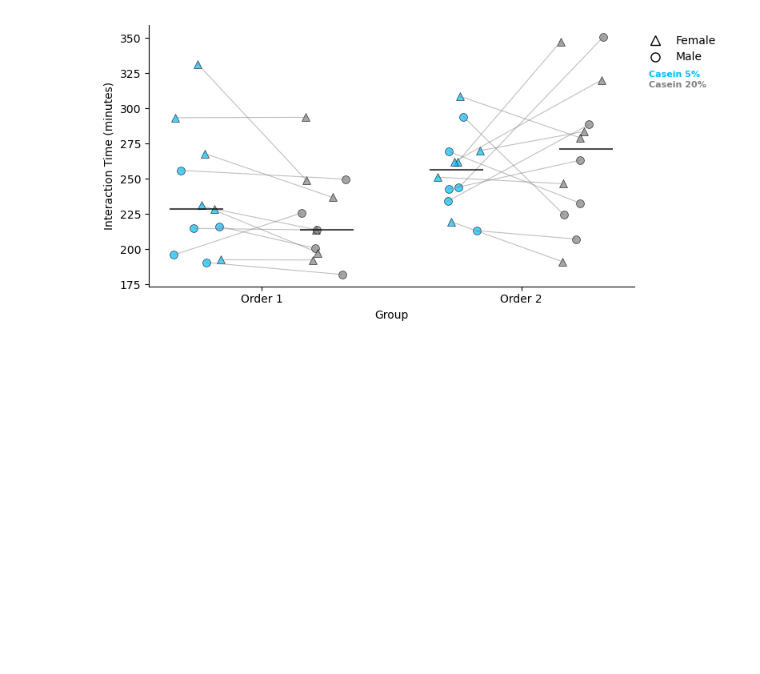
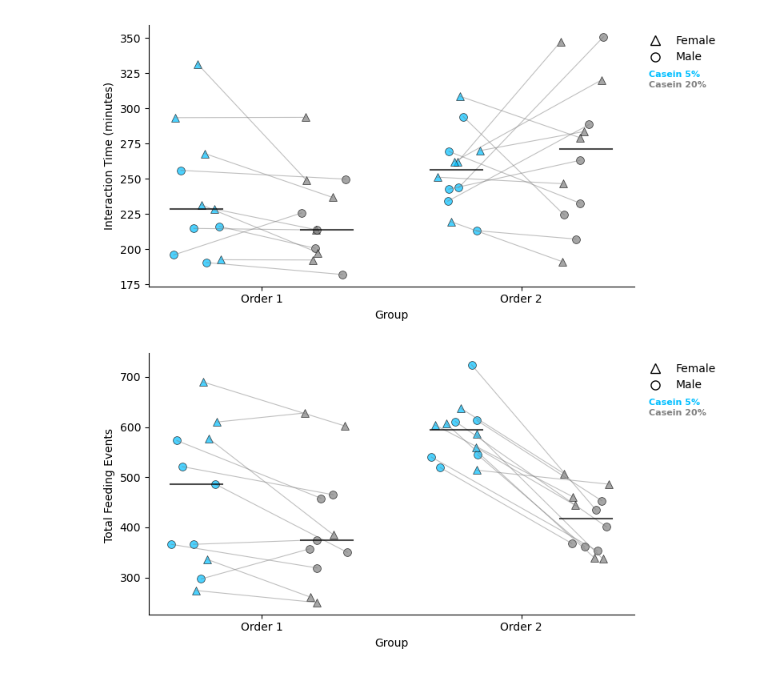
Before and after one commit to Htbibalan/FEDProtein, a Jupyter notebook: notebooks/FIVE_SCATTER_PLOTS_FIGS.ipynb, the cells around one changed output. Cells and saved outputs as stored; diff of their text form; code cells hidden in the pictures; blank space fills up the shorter version.

Commit message:
Preference_plot

```diff
--- a/notebooks/FIVE_SCATTER_PLOTS_FIGS.ipynb
+++ b/notebooks/FIVE_SCATTER_PLOTS_FIGS.ipynb
@@ -1167,3 +1167,86 @@ plt.tight_layout()
 plt.show()
 # %% [output]
 [figure]
+# %%
+import pandas as pd
+import numpy as np
+import matplotlib.pyplot as plt
+import seaborn as sns
+from matplotlib.lines import Line2D
+
+# Load the dataset
+file_path = '../results/FIVE/SCATTER_PLOTS/SUM_OF_FEEDING_COMPONENTS/TOTAL_FEEDING_EVENTS.csv'
+data = pd.read_csv(file_path)
+
+# Separate data by order
+nrpr_order1_data = data[data['Order'] == 1]
+prnr_order2_data = data[data['Order'] == 2]
+
+# Extract feeding data for plotting
+nrpr_order1_pr = nrpr_order1_data['Total PR Parameters'].values
+nrpr_order1_nr = nrpr_order1_data['Total NR Parameters'].values
+prnr_order2_pr = prnr_order2_data['Total PR Parameters'].values
+prnr_order2_nr = prnr_order2_data['Total NR Parameters'].values
+
+# Prepare data for plotting
+feeding_totals = [
+    nrpr_order1_pr, nrpr_order1_nr,
+    prnr_order2_pr, prnr_order2_nr
+]
+group_labels = ["Order 1 (PR)", "Order 1 (NR)", "Order 2 (PR)", "Order 2 (NR)"]
+colors = {"PR": "deepskyblue", "NR": "grey"}
+offset = {"PR": -0.05, "NR": 0.05}
+group_positions = {"Order 1": 0, "Order 2": 0.2}
+jitter_strength = 0.02
+
+# Create the plot
+fig, ax = plt.subplots(figsize=(8, 4))
+
+# Plot data points with markers for sex and diet phase
+for i, label in enumerate(["Order 1", "Order 2"]):
+    pr_data = feeding_totals[i * 2]   # PR data for each order
+    nr_data = feeding_totals[i * 2 + 1]  # NR data for each order
+    sex_data_pr = nrpr_order1_data['Sex'].values if label == "Order 1" else prnr_order2_data['Sex'].values
+
+    # Apply jitter to x-positions and assign markers based on sex
+    pr_x = [group_positions[label] + offset["PR"] + np.random.uniform(-jitter_strength, jitter_strength) for _ in pr_data]
+    nr_x = [group_positions[label] + offset["NR"] + np.random.uniform(-jitter_strength, jitter_strength) for _ in nr_data]
+
+    # Draw line connecting PR and NR for each combined data point
+    for j in range(len(pr_data)):
+        ax.plot([pr_x[j], nr_x[j]], [pr_data[j], nr_data[j]], color='gray', linestyle='-', linewidth=0.8, alpha=0.5)
+
+        # Plot individual data points with markers based on sex
+        sex_marker = '^' if sex_data_pr[j] == 'F' else 'o'  # Triangle for females, circle for males
+        sns.scatterplot(x=[pr_x[j]], y=[pr_data[j]], color=colors["PR"], marker=sex_marker, s=50, alpha=0.7, edgecolor="black")
+        sns.scatterplot(x=[nr_x[j]], y=[nr_data[j]], color=colors["NR"], marker=sex_marker, s=50, alpha=0.7, edgecolor="black")
+
+# Add median lines for each group and diet
+for group, pos in group_positions.items():
+    for diet, diet_color in colors.items():
+        relevant_data = feeding_totals[group_labels.index(f"{group} ({diet})")]
+        median_value = np.median(relevant_data)
+        x_val = pos + offset[diet]
+        ax.plot([x_val - 0.02, x_val + 0.02], [median_value, median_value], color='k', linewidth=1.5, alpha=0.7)
+
+# Customize legend with markers for male and female
+custom_lines = [
+    Line2D([0], [0], marker='^', color='black', linestyle='', markersize=8, label='Female', fillstyle='none'),
+    Line2D([0], [0], marker='o', color='black', linestyle='', markersize=8, label='Male', fillstyle='none')
+]
+plt.legend(handles=custom_lines, loc="upper left", bbox_to_anchor=(1, 1), frameon=False)
+
+# Add text labels for PR and NR phases
+plt.text(1.03, 0.8, 'Casein 5%', color='deepskyblue', transform=ax.transAxes, fontsize=8, fontweight='bold')
+plt.text(1.03, 0.76, 'Casein 20%', color='grey', transform=ax.transAxes, fontsize=8, fontweight='bold')
+
+# Plot settings
+plt.xticks([group_positions["Order 1"], group_positions["Order 2"]],
+           ["Order 1", "Order 2"], fontsize=10)
+plt.xlabel("Group")
+plt.ylabel("Total Feeding Events ")
+sns.despine()
+plt.tight_layout()
+plt.show()
+# %% [output]
+[figure, added]
```
Also changed, not shown: parts of 3 cells of this notebook, 6 other files.
